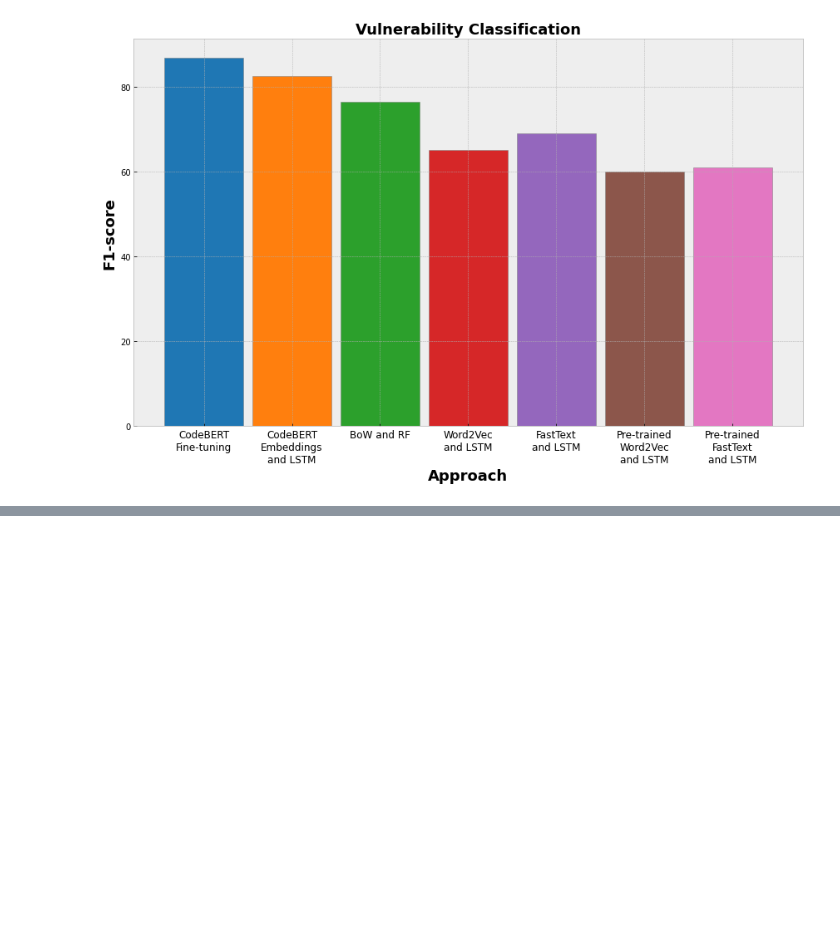
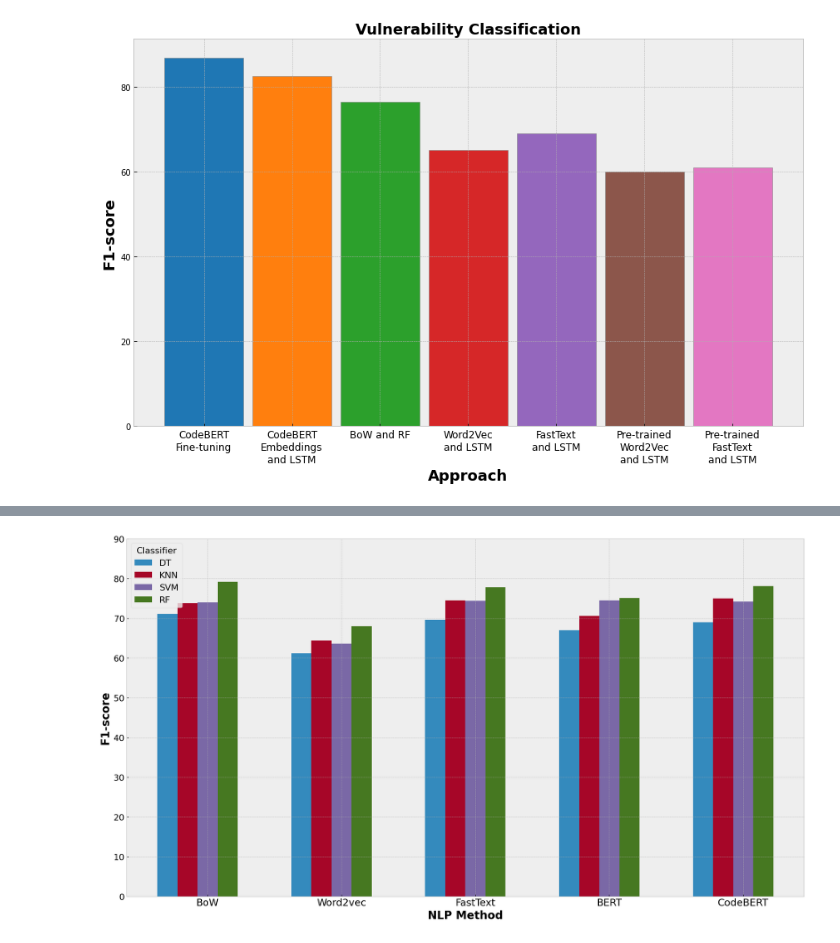
Before and after one commit to iliaskaloup/vuln_classification, a Jupyter notebook: barChart.ipynb, the cells around one changed output, grey strips where cells are left out. Cells and saved outputs as stored; diff of their text form; code cells hidden in the pictures; blank space fills up the shorter version.

```diff
--- a/barChart.ipynb
+++ b/barChart.ipynb
@@ -88,0 +34,55 @@ with plt.style.context('bmh'):
+# %%
+import matplotlib.pyplot as plt
+import numpy as np
+
+# Sample data
+text_representations = ['BoW', 'Word2vec', 'FastText', 'BERT', 'CodeBERT']
+classifiers = ['DT', 'KNN', 'SVM', 'RF']
+categories = [f"{representation} + {classifier}" for representation in text_representations for classifier in classifiers]
+
+# F1-scores for each combination of text representation and classifier
+values = [
+    # DT
+    71.07, 61.20, 69.6, 66.98, 68.96,
+
+    # KNN
+    73.82, 64.42, 74.45, 70.61, 74.96,
+
+    # SVM
+    74.01, 63.61, 74.43, 74.51, 74.20,
+
+    # RF
+    79.15, 68.02, 77.75, 75.14, 78.06,
+
+]
+
+
+
+
+with plt.style.context('bmh'):
+    # Set the figure size
+    plt.figure(figsize=(18, 10))
+
+    barWidth = 0.15
+    x = np.arange(len(text_representations))
+
+    # Create bar chart for each classifier
+    for i, classifier in enumerate(classifiers):
+        plt.bar(x + i * barWidth, values[i * len(text_representations):(i + 1) * len(text_representations)], width=barWidth, label=classifier)
+
+    # Add category labels to the x-axis with rotation
+    plt.xticks(x + barWidth * 2, text_representations, fontsize=18)
+
+    # Add title and labels
+    #plt.title('Vulnerability Classification', fontweight='bold', fontsize=24)
+    plt.xlabel('NLP Method', fontweight='bold', fontsize=20)
+    plt.ylabel('F1-score', fontweight='bold', fontsize=20)
+    plt.legend(title='Classifier', fontsize=16, title_fontsize=16) #, loc='upper left', bbox_t
+
+    plt.yticks(np.arange(0, 91, 10), fontsize=16)
+
+    # Show the plot
+    plt.tight_layout()
+    plt.show()
+# %% [output]
+[figure, added]
```
Also changed, not shown: parts of 1 cell of this notebook.
